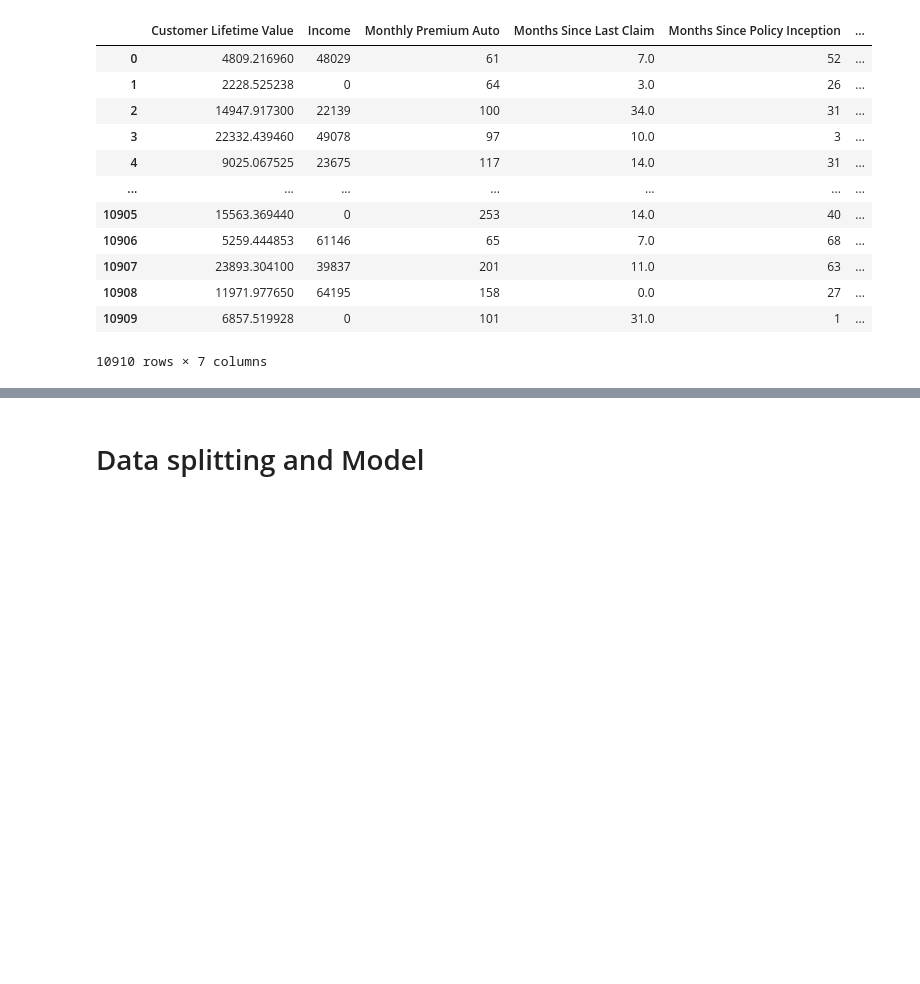
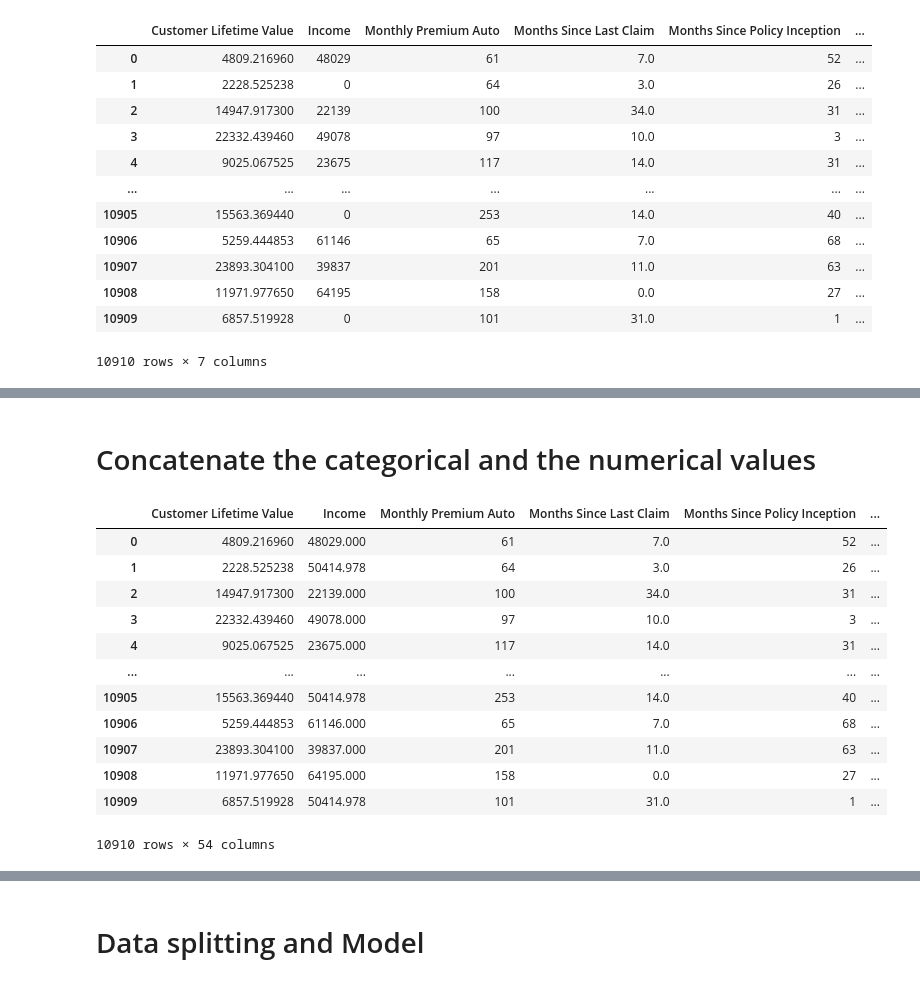
Before and after one commit to BarbaraC1983/barbaracameanlabs, a Jupyter notebook: Modelling_customer_care_day_2.ipynb, the cells around one changed output, grey strips where cells are left out. Cells and saved outputs as stored; diff of their text form; code cells hidden in the pictures; blank space fills up the shorter version.

```diff
--- a/Modelling_customer_care_day_2.ipynb
+++ b/Modelling_customer_care_day_2.ipynb
@@ -271,7 +232,0 @@ round(X[X["Income"] != 0]["Income"].mean(),3)
-# %%
-## We replace the mean of the values that did not have 0
-## Replace the 0s with the mean of the rest of the values found in the step before.
-## Inplace:true means that we have changed permanently the values
-
-X['Income'] = X['Income'].replace({0: 50414.978}, inplace=True)
-X
@@ -291,0 +296,19 @@ X
+# %% [markdown]
+# Concatenate the categorical and the numerical values
+# %%
+X = pd.concat([X,categorical_dummies],axis=1)
+X
+# %% [output]
+|  | Customer Lifetime Value | Income | Monthly Premium Auto | Months Since Last Claim | Months Since Policy Inception | ... |
+| 0 | 4809.216960 | 48029.000 | 61 | 7.0 | 52 | ... |
+| 1 | 2228.525238 | 50414.978 | 64 | 3.0 | 26 | ... |
+| 2 | 14947.917300 | 22139.000 | 100 | 34.0 | 31 | ... |
+| 3 | 22332.439460 | 49078.000 | 97 | 10.0 | 3 | ... |
+| 4 | 9025.067525 | 23675.000 | 117 | 14.0 | 31 | ... |
+| ... | ... | ... | ... | ... | ... | ... |
+| 10905 | 15563.369440 | 50414.978 | 253 | 14.0 | 40 | ... |
+| 10906 | 5259.444853 | 61146.000 | 65 | 7.0 | 68 | ... |
+| 10907 | 23893.304100 | 39837.000 | 201 | 11.0 | 63 | ... |
+| 10908 | 11971.977650 | 64195.000 | 158 | 0.0 | 27 | ... |
+| 10909 | 6857.519928 | 50414.978 | 101 | 31.0 | 1 | ... |
+10910 rows × 54 columns
```
Also changed, not shown: parts of 68 cells of this notebook.
